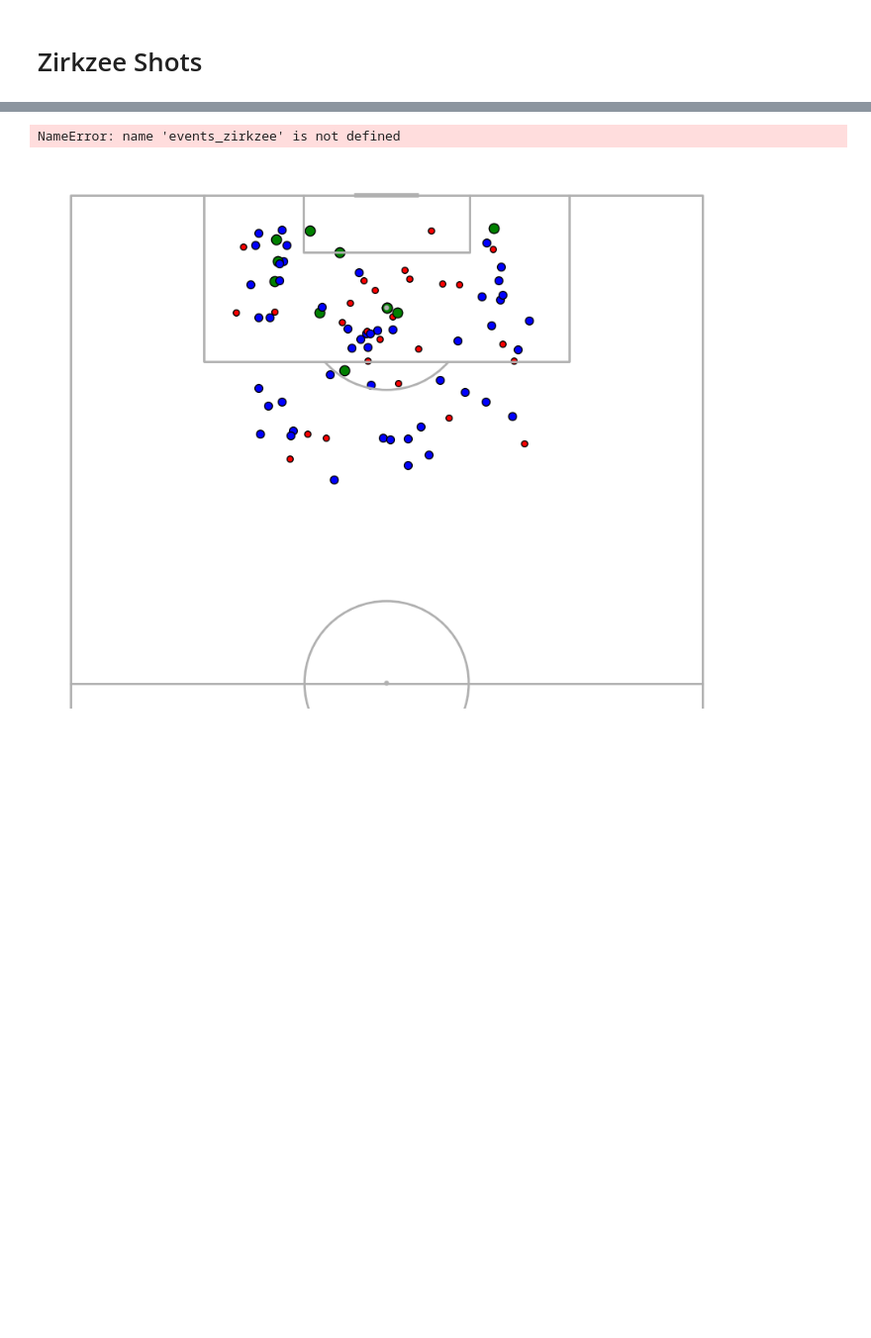
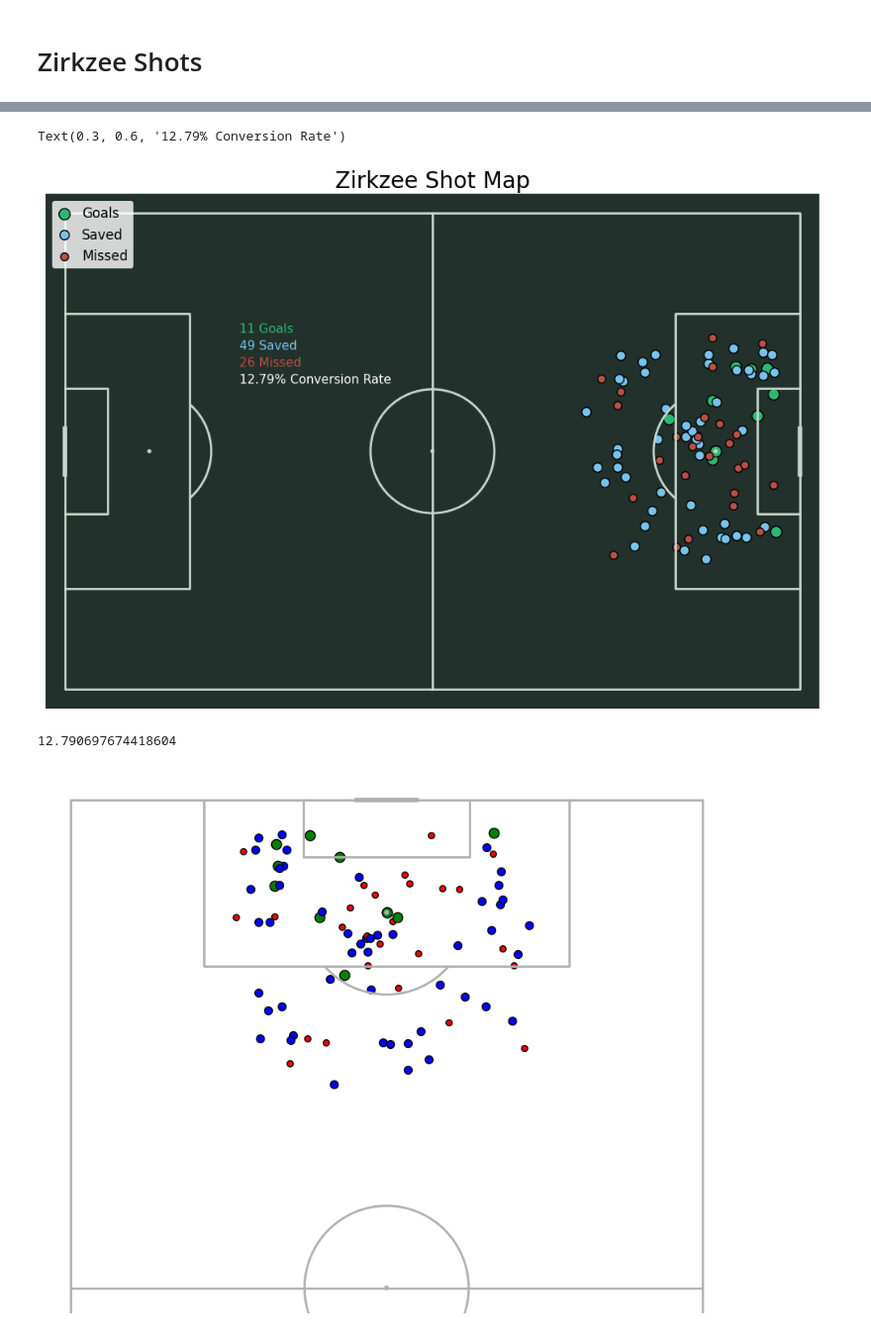
Before and after one commit to patrick-cw/Manchester-United-Analysis, a Jupyter notebook: Zirkzee.ipynb, the cells around one changed output, grey strips where cells are left out. Shown at 99% size. Saved outputs shown, nothing was run; the diff lists cells and outputs as text; code cells hidden in the pictures; blank space fills up the shorter version.

```diff
--- a/Zirkzee.ipynb
+++ b/Zirkzee.ipynb
@@ -346,41 +364,41 @@ NameError: name 'bologna_events' is not defined
 # %%
 zirkzee_shots = events_zirkzee.loc[events_zirkzee['period_display_name']!='PenaltyShootout'].reset_index(drop=True)
-zirkzee_goal = zirkzee_shots.loc[(zirkzee_shots['type_display_name']=="Goal")].reset_index(drop=True)
-zirkzee_saved_shot = zirkzee_shots.loc[(zirkzee_shots['type_display_name']=="SavedShot")].reset_index(drop=True)
-zirkzee_missed_shot = zirkzee_shots.loc[(zirkzee_shots['type_display_name']=="MissedShots")].reset_index(drop=True)
+zirkzee_goal = zirkzee_shots.loc[zirkzee_shots['type_display_name']=="Goal"].reset_index(drop=True)
+zirkzee_saved_shot = zirkzee_shots.loc[zirkzee_shots['type_display_name']=="SavedShot"].reset_index(drop=True)
+zirkzee_missed_shot = zirkzee_shots.loc[zirkzee_shots['type_display_name']=="MissedShots"].reset_index(drop=True)
-# %% [output]
-NameError: name 'events_zirkzee' is not defined
 # %%
 # Set up the pitch
-zirkzee_shots_count = len(zirkzee_shots.index)
 zirkzee_goal_count = len(zirkzee_goal.index)
-zirkzee_saved_shot = len(zirkzee_saved_shot.index)
-zirkzee_missed_shot = len(zirkzee_missed_shot.index)
-progressive_pass_rate = round(progressive_pass_success_count/(progressive_pass_success_count + progressive_pass_fail_count) *100,2)
+zirkzee_saved_shot_count = len(zirkzee_saved_shot.index)
+zirkzee_missed_shot_count = len(zirkzee_missed_shot.index)
+zirkzee_shots_count = zirkzee_goal_count + zirkzee_saved_shot_count + zirkzee_missed_shot_count
+shot_rate = round(zirkzee_goal_count/zirkzee_shots_count *100,2)
 pitch = Pitch(pitch_type='opta', half=False, line_zorder=2,pitch_color='#22312b', line_color='#c7d5cc')
 fig, ax = pitch.draw(figsize=(12, 7))
 #fig.set_facecolor('#22312b')
 
-# Plot the completed passes
-pitch.arrows(progressive_pass_success.x, progressive_pass_success.y,
-             progressive_pass_success.end_x, progressive_pass_success.end_y, width=1.5,
-             headwidth=3, headlength=3, color='#2eb774', ax=ax, label='Completed Pass')
+pitch.scatter(zirkzee_goal.x, zirkzee_goal.y, s=100, c = '#2eb774', ax=ax,edgecolors="black",label='Goals')
+pitch.scatter(zirkzee_saved_shot.x, zirkzee_saved_shot.y, s=70, c = '#77c3ec', ax=ax,edgecolors="black",label='Saved')
+pitch.scatter(zirkzee_missed_shot.x, zirkzee_missed_shot.y, s=50, c = '#ba4f45', ax=ax,edgecolors="black",label='Missed')
 
-# Plot the other passes
-pitch.arrows(progressive_pass_fail.x, progressive_pass_fail.y,
-             progressive_pass_fail.end_x, progressive_pass_fail.end_y, width=1,
-             headwidth=3, headlength=3, headaxislength=10,
-             color='#ba4f45', ax=ax, label='Failed Pass')
 
 # Set up the legend
 ax.legend(facecolor='white', handlelength=1, edgecolor='None', fontsize=12, loc='upper left')
 
 # Set the title
-ax_title = ax.set_title(f'Zirkzee Progressive Pass Map', fontsize=20)
-fig.text(0.13, 0.69, f'{progressive_pass_success_count} Completed', ha='left', va='baseline', fontsize=11, color='#2eb774')
-fig.text(0.13, 0.66, f'{progressive_pass_fail_count} Failed', ha='left', va='baseline', fontsize=11, color='#ba4f45')
-fig.text(0.13, 0.63, f'{progressive_pass_rate}%', ha='left', va='baseline', fontsize=11, color='white')
+ax_title = ax.set_title(f'Zirkzee Shot Map', fontsize=20)
+fig.text(0.3, 0.69, f'{zirkzee_goal_count} Goals', ha='left', va='baseline', fontsize=11, color='#2eb774')
+fig.text(0.3, 0.66, f'{zirkzee_saved_shot_count} Saved', ha='left', va='baseline', fontsize=11, color='#77c3ec')
+fig.text(0.3, 0.63, f'{zirkzee_missed_shot_count} Missed', ha='left', va='baseline', fontsize=11, color='#ba4f45')
+fig.text(0.3, 0.60, f'{shot_rate}% Conversion Rate', ha='left', va='baseline', fontsize=11, color='white')
 #ax.text(f'{len(progressive_pass_success.index)} Successful\n{len(progressive_pass_fail.index)} Unsuccessful')
+# %% [output]
+Text(0.3, 0.6, '12.79% Conversion Rate')
+[figure, added]
+# %%
+1100/86
+# %% [output]
+12.790697674418604
 # %%
 from mplsoccer import VerticalPitch,Pitch
 from matplotlib import pyplot as plt
```
Also changed, not shown: parts of 7 cells of this notebook.
